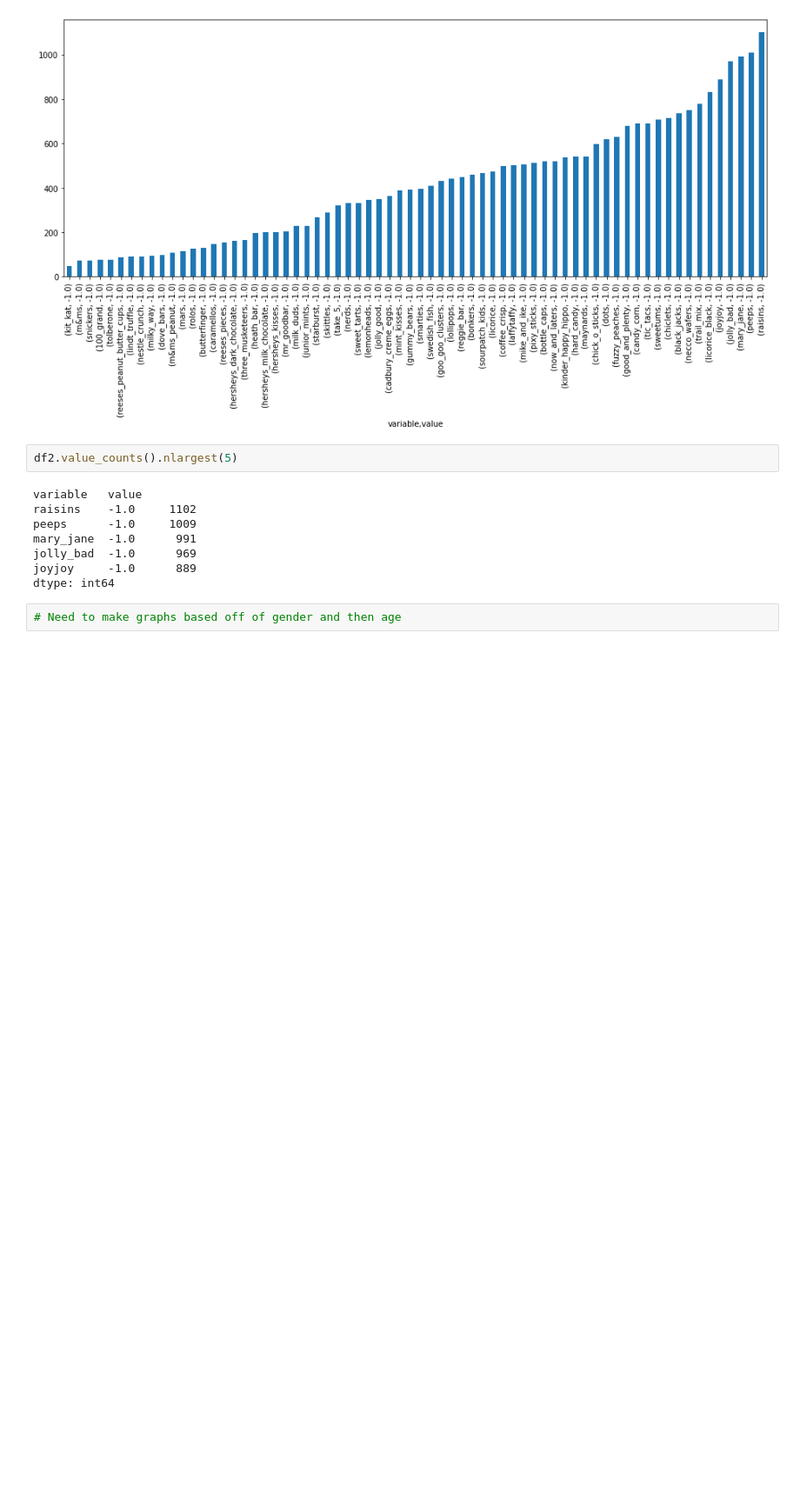
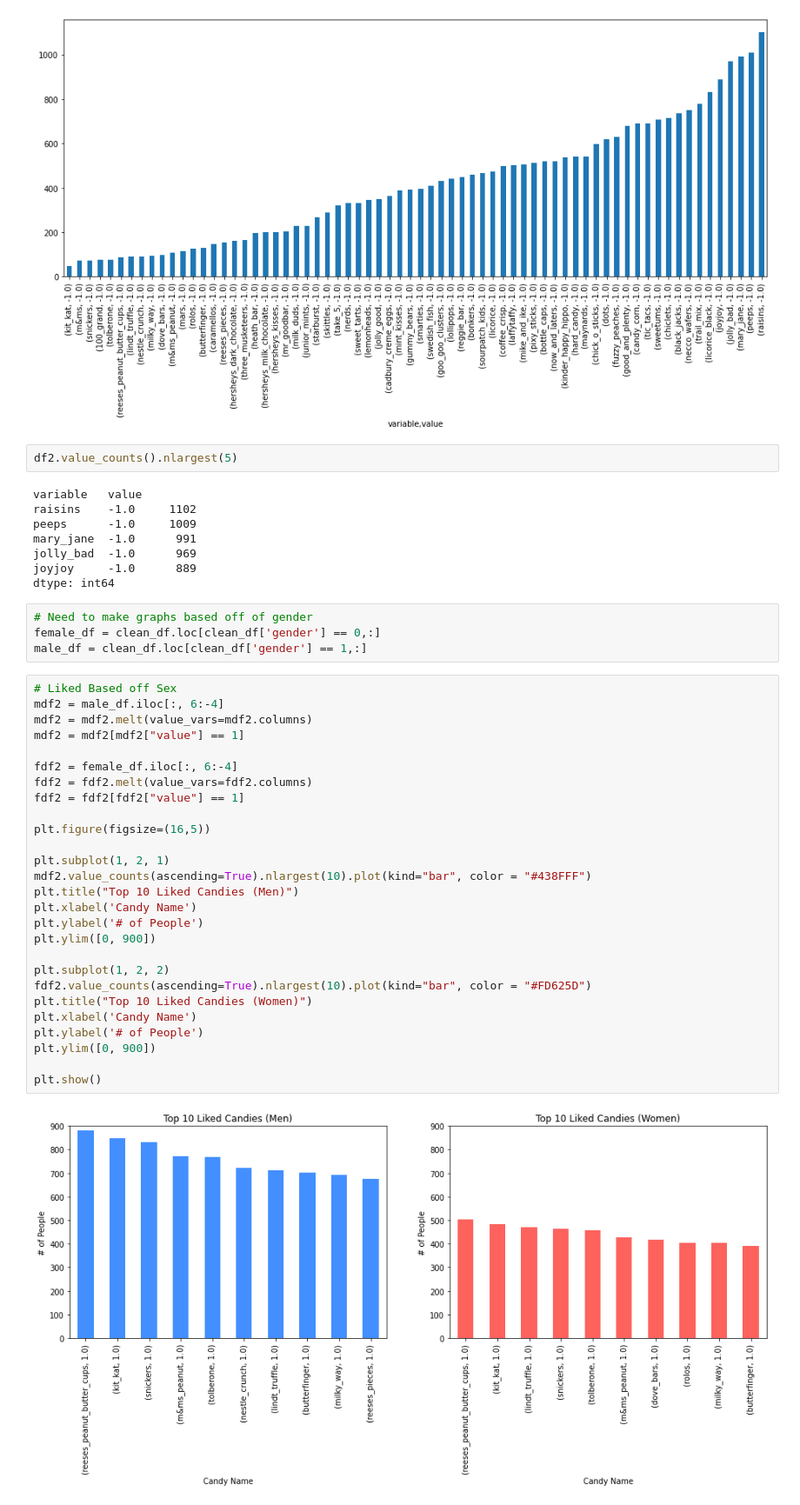
Before and after one commit to Ungarmaxx/TOOL1_FINAL_PROJECT, a Jupyter notebook: project_stuff.ipynb, the cells around one changed output. Shown at 87% size. Saved outputs shown, nothing was run; the diff lists cells and outputs as text; blank space fills up the shorter version.

```diff
--- a/project_stuff.ipynb
+++ b/project_stuff.ipynb
@@ -407,4 +413,35 @@ jolly_bad  -1.0      969
 joyjoy     -1.0      889
 dtype: int64
 # %%
-# Need to make graphs based off of gender and then age
+# Need to make graphs based off of gender
+female_df = clean_df.loc[clean_df['gender'] == 0,:]
+male_df = clean_df.loc[clean_df['gender'] == 1,:]
+# %%
+# Liked Based off Sex
+mdf2 = male_df.iloc[:, 6:-4]
+mdf2 = mdf2.melt(value_vars=mdf2.columns)
+mdf2 = mdf2[mdf2["value"] == 1]
+
+fdf2 = female_df.iloc[:, 6:-4]
+fdf2 = fdf2.melt(value_vars=fdf2.columns)
+fdf2 = fdf2[fdf2["value"] == 1]
+
+plt.figure(figsize=(16,5))
+
+plt.subplot(1, 2, 1)
+mdf2.value_counts(ascending=True).nlargest(10).plot(kind="bar", color = "#438FFF")
+plt.title("Top 10 Liked Candies (Men)")
+plt.xlabel('Candy Name')
+plt.ylabel('# of People')
+plt.ylim([0, 900])
+
+plt.subplot(1, 2, 2)
+fdf2.value_counts(ascending=True).nlargest(10).plot(kind="bar", color = "#FD625D")
+plt.title("Top 10 Liked Candies (Women)")
+plt.xlabel('Candy Name')
+plt.ylabel('# of People')
+plt.ylim([0, 900])
+
+plt.show()
+# %% [output]
+[figure, added]
```
Also changed, not shown: parts of 7 cells of this notebook.
